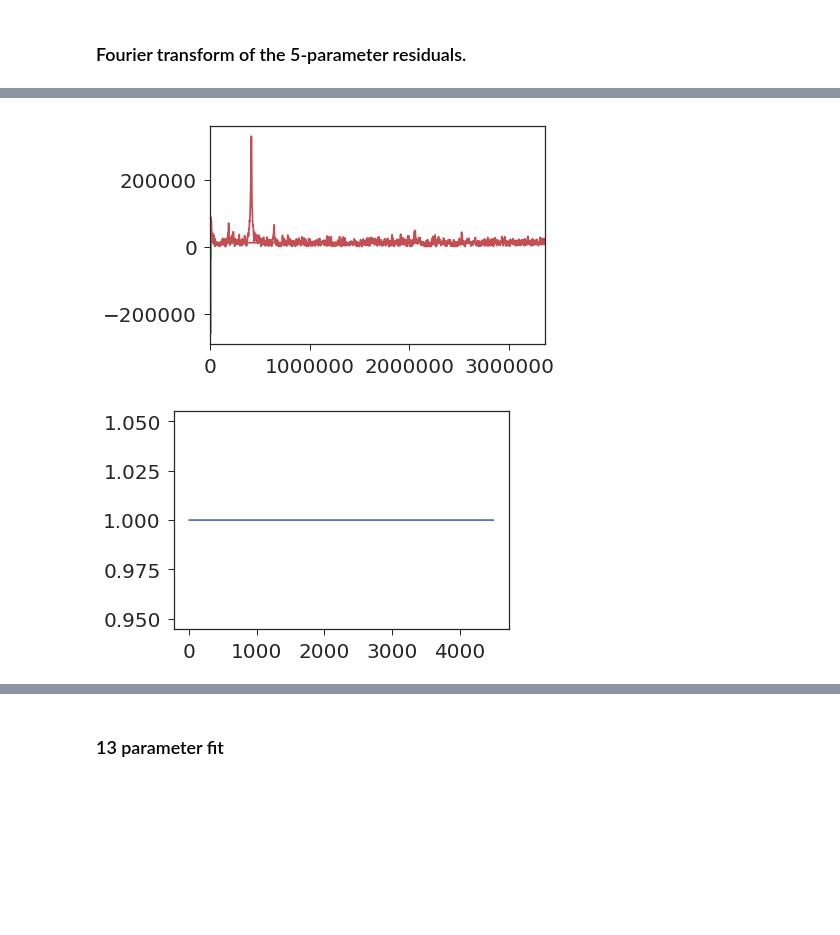
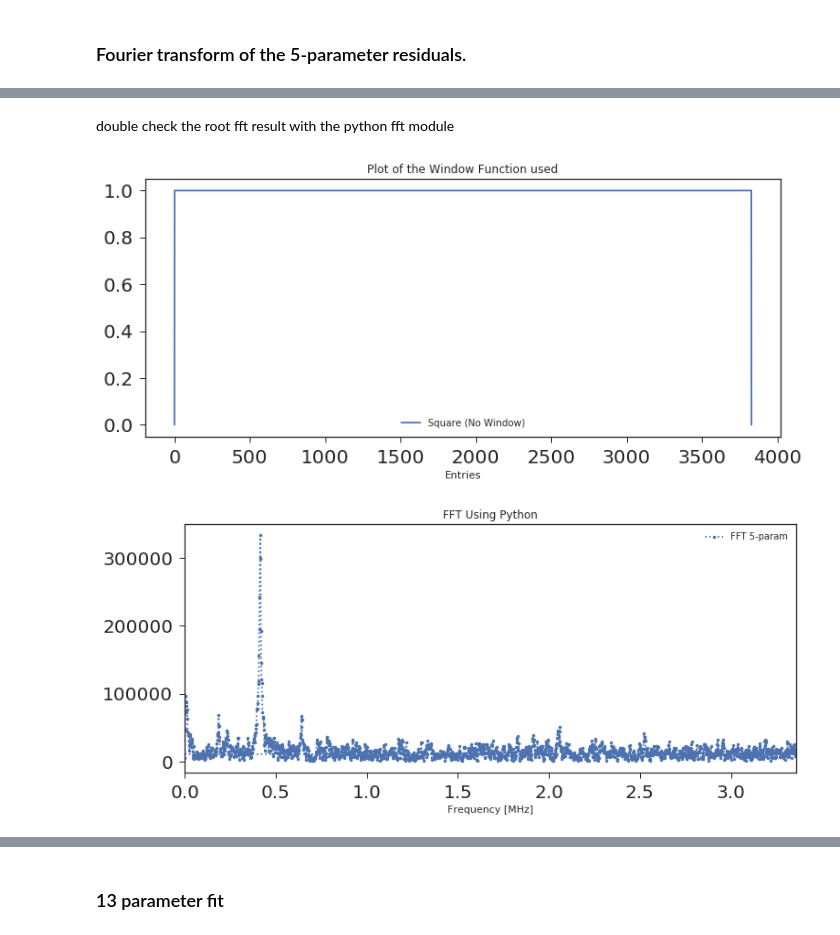
Before and after one commit to jlabounty/g-2, a Jupyter notebook: productionFeedback/productionFeedback_Farline.ipynb, the cells around one changed output, grey strips where cells are left out. Saved outputs shown, nothing was run; the diff lists cells and outputs as text; code cells hidden in the pictures; blank space fills up the shorter version.

Commit message:
Updates production feedback code

```diff
--- a/productionFeedback/productionFeedback_Farline.ipynb
+++ b/productionFeedback/productionFeedback_Farline.ipynb
@@ -46,11 +71,10 @@ External Drive Not Mounted
 # %% [markdown]
 Using hadd.sh, we merged all of these files together into one output, which we will run through now:
 # %%
-#f = r.TFile("/home/jlab/ExternalDrive/Seagate/Data/productionFeedback/v9_05_00_muonPath/result.root") #processed output of hadd.sh
-f = r.TFile("./result_histOnly.root") #processed output of hadd.sh
-f2 = r.TFile("./result_python.root")
+f = r.TFile("./result_histOnly_v9_06_00.root") #processed output of hadd.sh
+f2 = r.TFile("./result_python.root")  #processed output of the python scripts
 
-prodString="v9_05_00"
+prodString="v9_06_00"
 # %%
 f.cd("farline/calo1")
 #f.ls()
@@ -115,12 +139,12 @@ def blinded_wiggle(x, p):
  +                                                                      +
  + ++++++++++++++++++++++++++++++++++++++++++++++++++++++++++++++++++++ +
 # %%
-func = r.TF1("func", blinded_wiggle, 30,500,5)
+func = r.TF1("func", blinded_wiggle, 30,600,5)
 func.SetParNames('N','#tau','A','R','#phi')
-func.SetParameters(1500,64.4,0.4,0,0)
+func.SetParameters(700000,64.4,0.4,0,0)
 func.SetParLimits(4,-0.001 - 2*math.pi,2*math.pi+0.001)
 func.SetLineColor(2)
-func.SetNpx(1000)
+func.SetNpx(2000)
 # %% [markdown]
 ### Five parameter fit
 # %%
@@ -206,7 +233,7 @@ print(nBins)
 residVec = []
 for i in range(nBins):
     binCenterX = allCaloWiggle.GetXaxis().GetBinCenter(i)
-    if (binCenterX > 30):
+    if (binCenterX > 30 and binCenterX < 600):
         residVec.append( (binCenterX, allCaloWiggle.GetBinContent(i) - func.Eval(binCenterX) ) )
         residuals5param.SetBinContent(i, allCaloWiggle.GetBinContent(i) - func.Eval(binCenterX))
     else:
@@ -226,7 +253,7 @@ nBins = residuals5param.GetSize() - 2 #total number of bins excluding over/under
 welchVec = []
 for i in range(nBins):
     unwindowed = residuals5param.GetBinContent(i)
-    welch = 1# - ( ( i - (nBins - 1) / 2) / ((nBins - 1) / 2) )**2
+    welch = 1 #- ( ( i - (nBins - 1) / 2) / ((nBins - 1) / 2) )**2
     welchVec.append(welch)
     residuals5param.SetBinContent(i, unwindowed *  welch)
 
@@ -293,23 +400,31 @@ Info in <TCanvas::SaveAs>: ROOT file ./images/v9_05_00/v9_05_00_5ParamResiduals.
+# %% [markdown]
+double check the root fft result with the python fft module
 # %%
-plt.plot(bins)
+fig, ax = plt.subplots(figsize=(12, 5))
+plt.plot([0]+welchVec+[0],label='Square (No Window)')
+plt.title("Plot of the Window Function used")
+plt.xlabel("Entries")
+plt.legend()
+plt.show()
+
 ding = np.fft.fft(np.array(bins))
-plt.plot(ding)
 
 n = len(bins)
 d = (centers[1] - centers[0])*math.pow(10.0,-6)
 
 freq = np.fft.fftfreq(n, d)
-freq
 
-plt.plot(freq,np.abs(ding),'-')
-plt.xlim(0,6.7157787731503555 / 2 *10.**6)
+
+fig, ax = plt.subplots(figsize=(12, 5))
+plt.plot([x/(10**6) for x in freq],np.abs(ding),'.:',label='FFT 5-param')
+plt.title("FFT Using Python")
+plt.xlabel("Frequency [MHz]")
+plt.xlim(0,6.7157787731503555 / 2)# *10.**6)
+plt.legend()
 plt.show()
-
-plt.plot(welchVec)
-plt.show()
 # %% [output]
-[figure, old version]
+[figure, new version]
-[figure, old version]
+[figure, new version]
 # %%
 print(len(residVec),[residVec[i] for i in range(5)])
 centers, bins = zip(*residVec)
```
Also changed, not shown: parts of 27 cells of this notebook, 6 other files.
